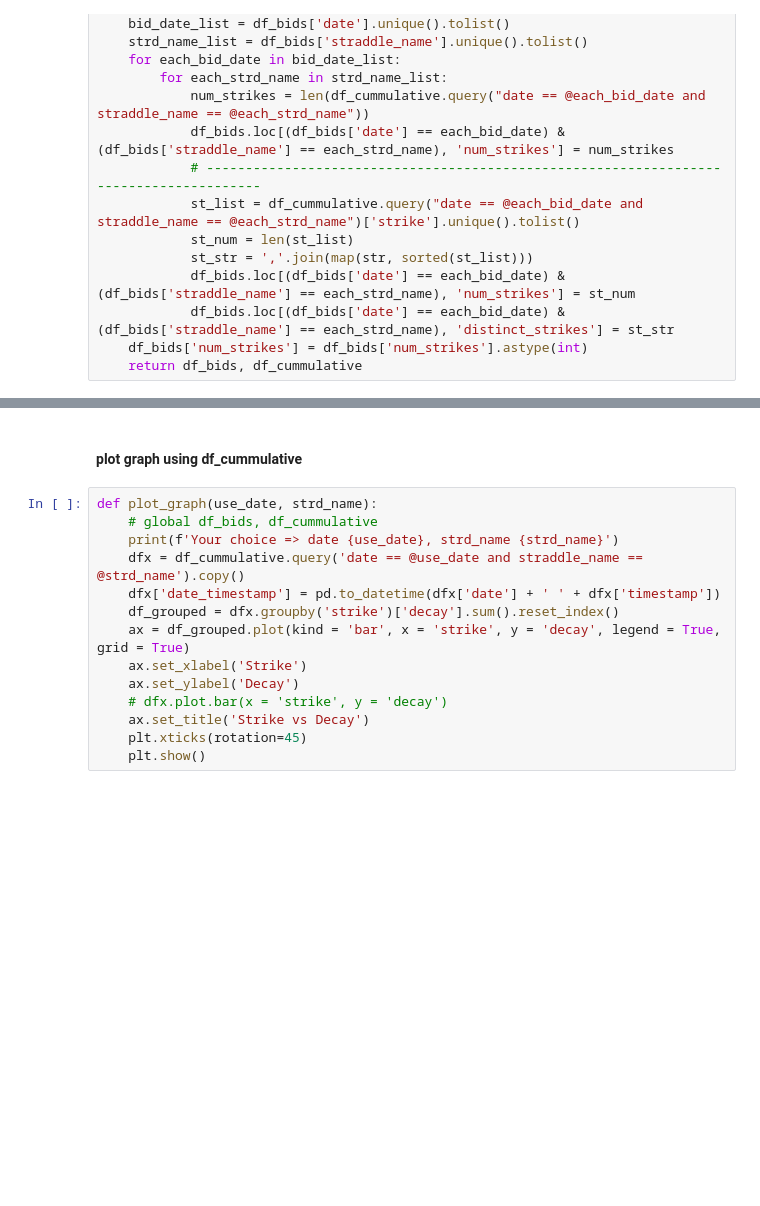
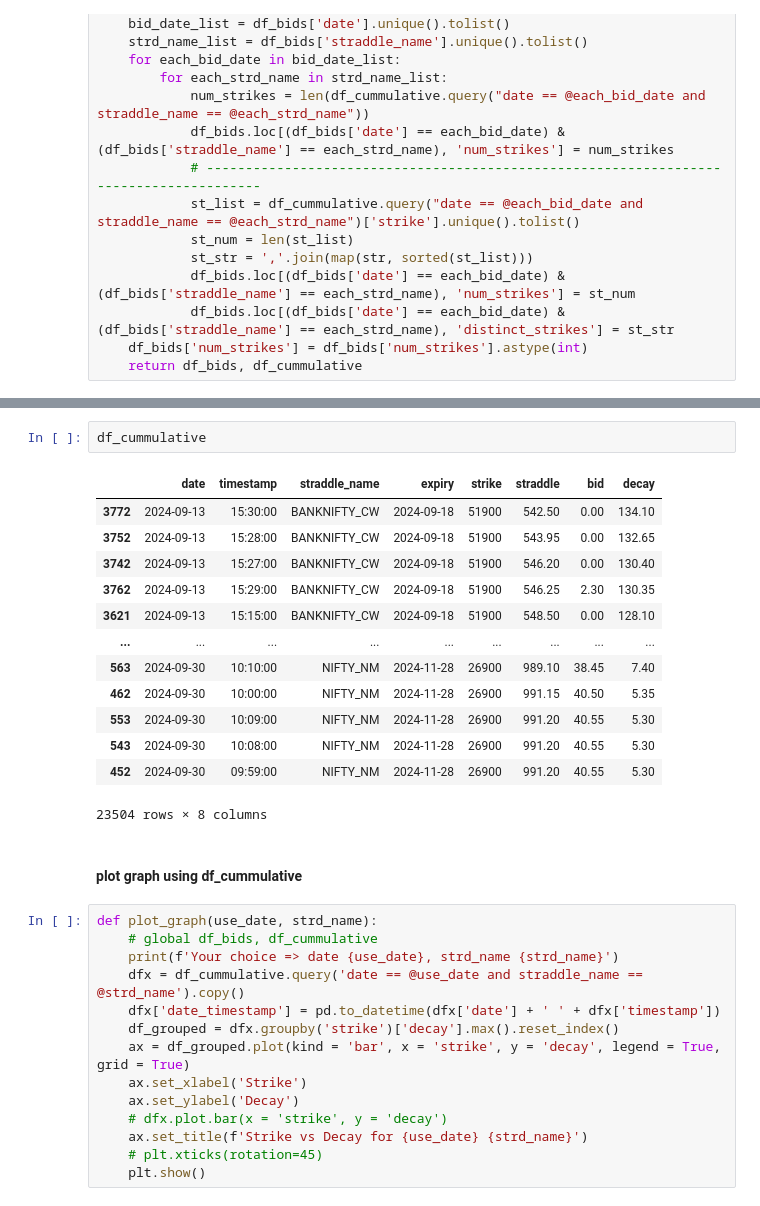
Before and after one commit to vipularathi/decay_analytics, a Jupyter notebook: straddle_bid_summary.ipynb, the cells around one changed output, grey strips where cells are left out. Cells and saved outputs as stored; diff of their text form; blank space fills up the shorter version.

```diff
--- a/straddle_bid_summary.ipynb
+++ b/straddle_bid_summary.ipynb
@@ -283,5 +169,21 @@ NIFTY 2024-10-03 done
 NIFTY 2024-10-31 done
 NIFTY 2024-11-28 done
+# %%
+df_cummulative
+# %% [output]
+|  | date | timestamp | straddle_name | expiry | strike | straddle | bid | decay |
+| 3772 | 2024-09-13 | 15:30:00 | BANKNIFTY_CW | 2024-09-18 | 51900 | 542.50 | 0.00 | 134.10 |
+| 3752 | 2024-09-13 | 15:28:00 | BANKNIFTY_CW | 2024-09-18 | 51900 | 543.95 | 0.00 | 132.65 |
+| 3742 | 2024-09-13 | 15:27:00 | BANKNIFTY_CW | 2024-09-18 | 51900 | 546.20 | 0.00 | 130.40 |
+| 3762 | 2024-09-13 | 15:29:00 | BANKNIFTY_CW | 2024-09-18 | 51900 | 546.25 | 2.30 | 130.35 |
+| 3621 | 2024-09-13 | 15:15:00 | BANKNIFTY_CW | 2024-09-18 | 51900 | 548.50 | 0.00 | 128.10 |
+| ... | ... | ... | ... | ... | ... | ... | ... | ... |
+| 563 | 2024-09-30 | 10:10:00 | NIFTY_NM | 2024-11-28 | 26900 | 989.10 | 38.45 | 7.40 |
+| 462 | 2024-09-30 | 10:00:00 | NIFTY_NM | 2024-11-28 | 26900 | 991.15 | 40.50 | 5.35 |
+| 553 | 2024-09-30 | 10:09:00 | NIFTY_NM | 2024-11-28 | 26900 | 991.20 | 40.55 | 5.30 |
+| 543 | 2024-09-30 | 10:08:00 | NIFTY_NM | 2024-11-28 | 26900 | 991.20 | 40.55 | 5.30 |
+| 452 | 2024-09-30 | 09:59:00 | NIFTY_NM | 2024-11-28 | 26900 | 991.20 | 40.55 | 5.30 |
+23504 rows × 8 columns
 # %% [markdown]
 #### plot graph using df_cummulative
 # %%
@@ -290,13 +192,13 @@ def plot_graph(use_date, strd_name):
     print(f'Your choice => date {use_date}, strd_name {strd_name}')
     dfx = df_cummulative.query('date == @use_date and straddle_name == @strd_name').copy()
     dfx['date_timestamp'] = pd.to_datetime(dfx['date'] + ' ' + dfx['timestamp'])
-    df_grouped = dfx.groupby('strike')['decay'].sum().reset_index()
+    df_grouped = dfx.groupby('strike')['decay'].max().reset_index()
     ax = df_grouped.plot(kind = 'bar', x = 'strike', y = 'decay', legend = True, grid = True)
     ax.set_xlabel('Strike')
     ax.set_ylabel('Decay')
     # dfx.plot.bar(x = 'strike', y = 'decay')
-    ax.set_title('Strike vs Decay')
-    plt.xticks(rotation=45)
+    ax.set_title(f'Strike vs Decay for {use_date} {strd_name}')
+    # plt.xticks(rotation=45)
     plt.show()
 # %%
 strd_name = str(input('Enter straddle_name(BANKNIFTY_CW, BANKNIFTY_NW etc) for which graph needs to be plotted:\t'))
```
Also changed, not shown: parts of 12 cells of this notebook, 1 other file.
